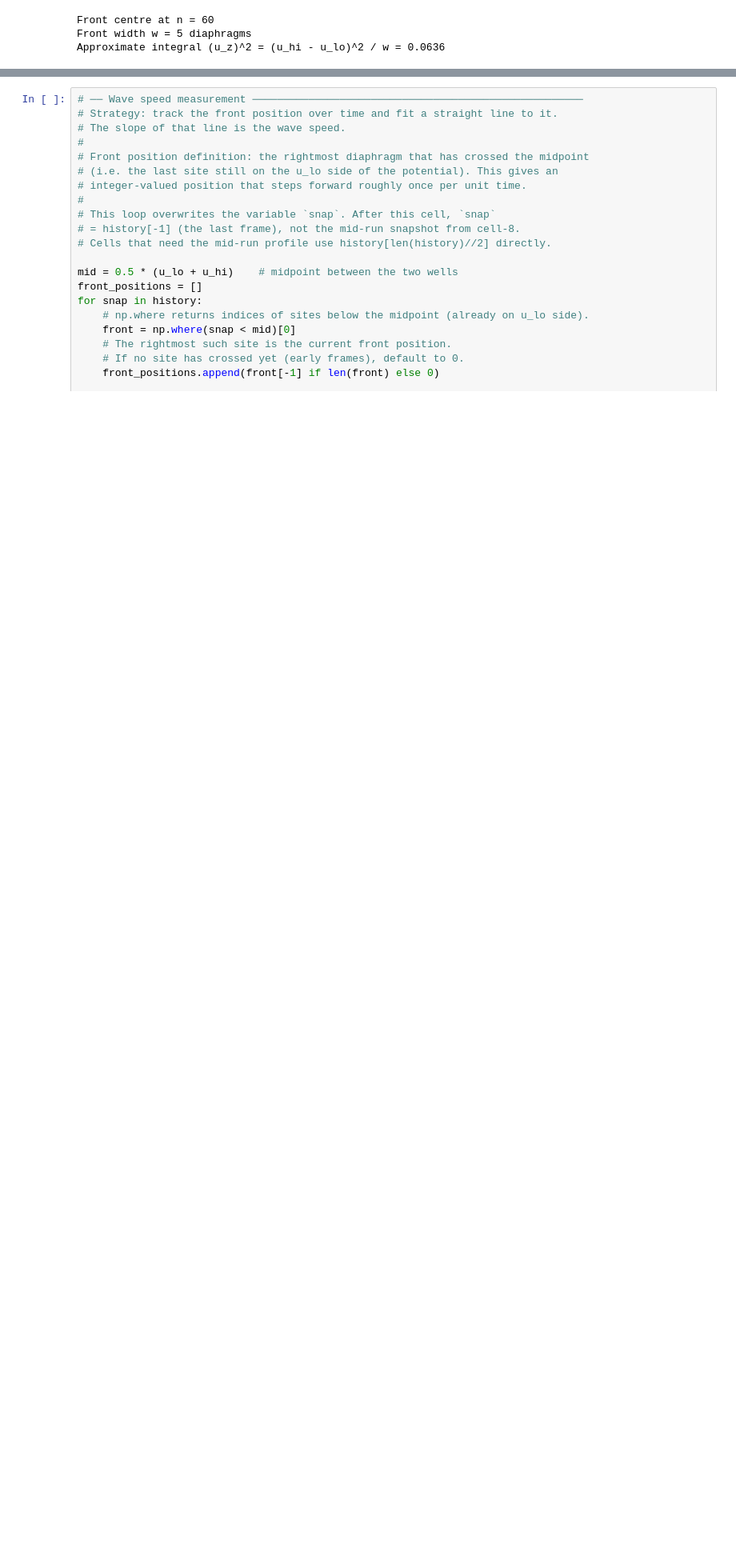
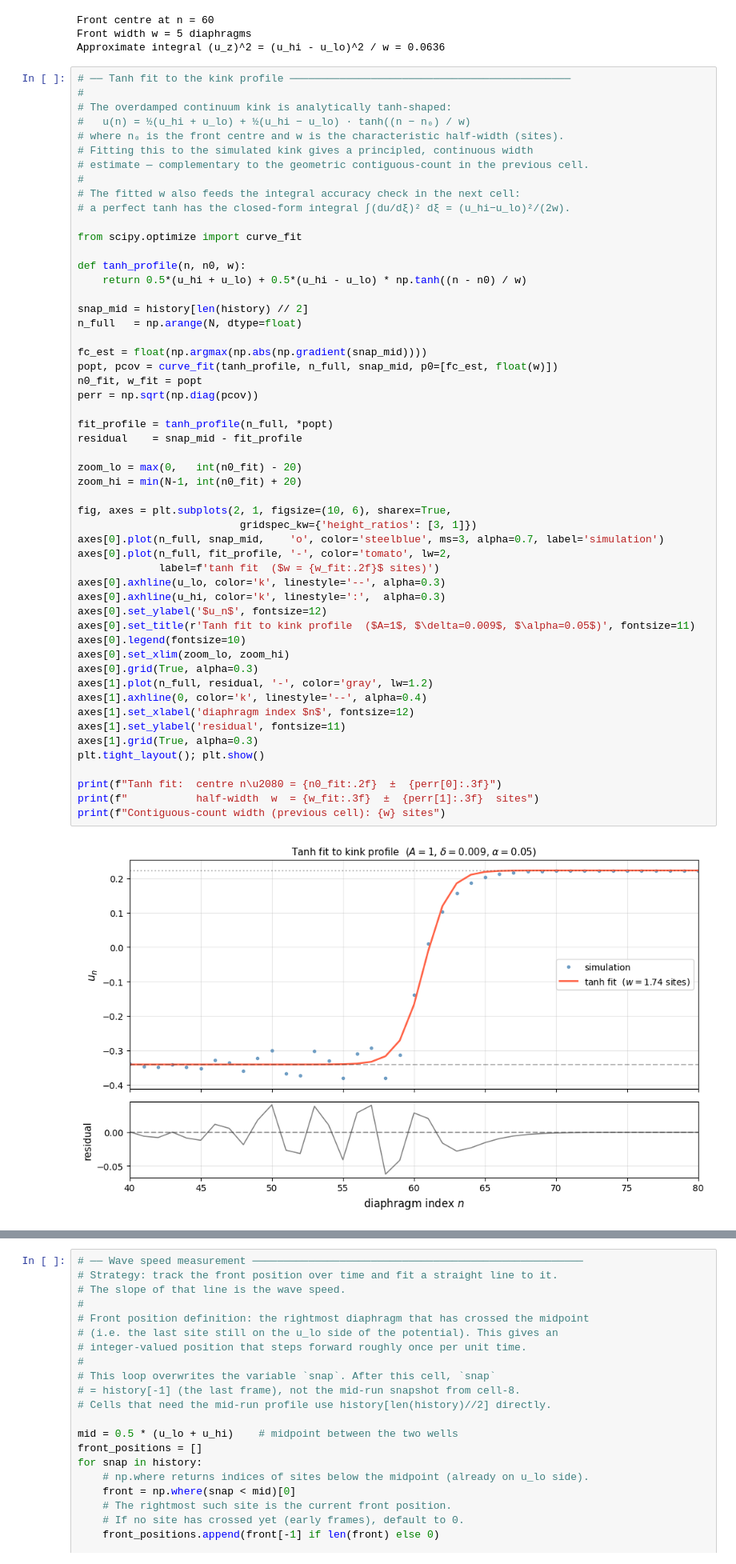
Before and after one commit to Stephang217/1D_Diaghphragms_Fluid_Model, a Jupyter notebook: diaphragm_metafluid.ipynb, the cells around one changed output, grey strips where cells are left out. Shown at 80% size. Drawn from its saved outputs; the diff is of its cells as text; blank space fills up the shorter version.

```diff
--- a/diaphragm_metafluid.ipynb
+++ b/diaphragm_metafluid.ipynb
@@ -547,3 +688,58 @@ print(f'Approximate integral (u_z)^2 = (u_hi - u_lo)^2 / w = {(u_hi - u_lo)**2 /
 Front centre at n = 60
 Front width w = 5 diaphragms
 Approximate integral (u_z)^2 = (u_hi - u_lo)^2 / w = 0.0636
+# %%
+# ── Tanh fit to the kink profile ─────────────────────────────────────────────
+#
+# The overdamped continuum kink is analytically tanh-shaped:
+#   u(n) = ½(u_hi + u_lo) + ½(u_hi − u_lo) · tanh((n − n₀) / w)
+# where n₀ is the front centre and w is the characteristic half-width (sites).
+# Fitting this to the simulated kink gives a principled, continuous width
+# estimate — complementary to the geometric contiguous-count in the previous cell.
+#
+# The fitted w also feeds the integral accuracy check in the next cell:
+# a perfect tanh has the closed-form integral ∫(du/dξ)² dξ = (u_hi−u_lo)²/(2w).
+
+from scipy.optimize import curve_fit
+
+def tanh_profile(n, n0, w):
+    return 0.5*(u_hi + u_lo) + 0.5*(u_hi - u_lo) * np.tanh((n - n0) / w)
+
+snap_mid = history[len(history) // 2]
+n_full   = np.arange(N, dtype=float)
+
+fc_est = float(np.argmax(np.abs(np.gradient(snap_mid))))
+popt, pcov = curve_fit(tanh_profile, n_full, snap_mid, p0=[fc_est, float(w)])
+n0_fit, w_fit = popt
+perr = np.sqrt(np.diag(pcov))
+
+fit_profile = tanh_profile(n_full, *popt)
+residual    = snap_mid - fit_profile
+
+zoom_lo = max(0,   int(n0_fit) - 20)
+zoom_hi = min(N-1, int(n0_fit) + 20)
+
+fig, axes = plt.subplots(2, 1, figsize=(10, 6), sharex=True,
+                          gridspec_kw={'height_ratios': [3, 1]})
+axes[0].plot(n_full, snap_mid,    'o', color='steelblue', ms=3, alpha=0.7, label='simulation')
+axes[0].plot(n_full, fit_profile, '-', color='tomato', lw=2,
+             label=f'tanh fit  ($w = {w_fit:.2f}$ sites)')
+axes[0].axhline(u_lo, color='k', linestyle='--', alpha=0.3)
+axes[0].axhline(u_hi, color='k', linestyle=':',  alpha=0.3)
+axes[0].set_ylabel('$u_n$', fontsize=12)
+axes[0].set_title(r'Tanh fit to kink profile  ($A=1$, $\delta=0.009$, $\alpha=0.05$)', fontsize=11)
+axes[0].legend(fontsize=10)
+axes[0].set_xlim(zoom_lo, zoom_hi)
+axes[0].grid(True, alpha=0.3)
+axes[1].plot(n_full, residual, '-', color='gray', lw=1.2)
+axes[1].axhline(0, color='k', linestyle='--', alpha=0.4)
+axes[1].set_xlabel('diaphragm index $n$', fontsize=12)
+axes[1].set_ylabel('residual', fontsize=11)
+axes[1].grid(True, alpha=0.3)
+plt.tight_layout(); plt.show()
+
+print(f"Tanh fit:  centre n\u2080 = {n0_fit:.2f}  ±  {perr[0]:.3f}")
+print(f"           half-width  w  = {w_fit:.3f}  ±  {perr[1]:.3f}  sites")
+print(f"Contiguous-count width (previous cell): {w} sites")
+# %% [output]
+[figure, added]
```
Also changed, not shown: parts of 10 cells of this notebook.
